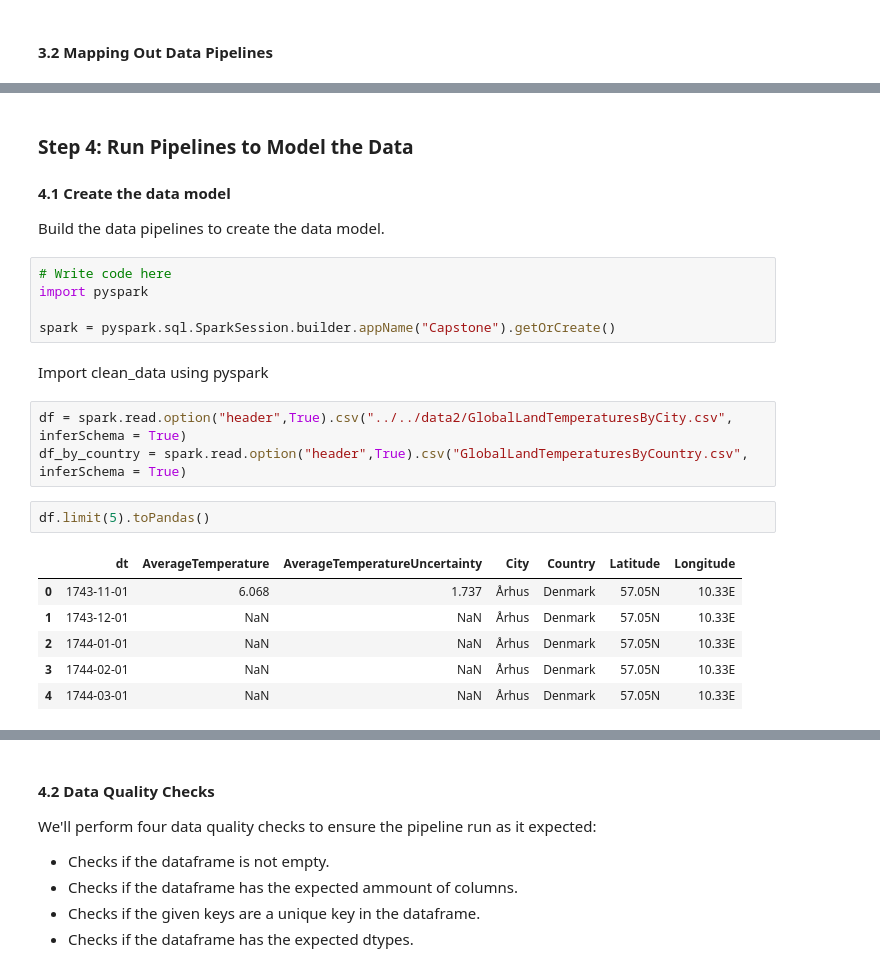
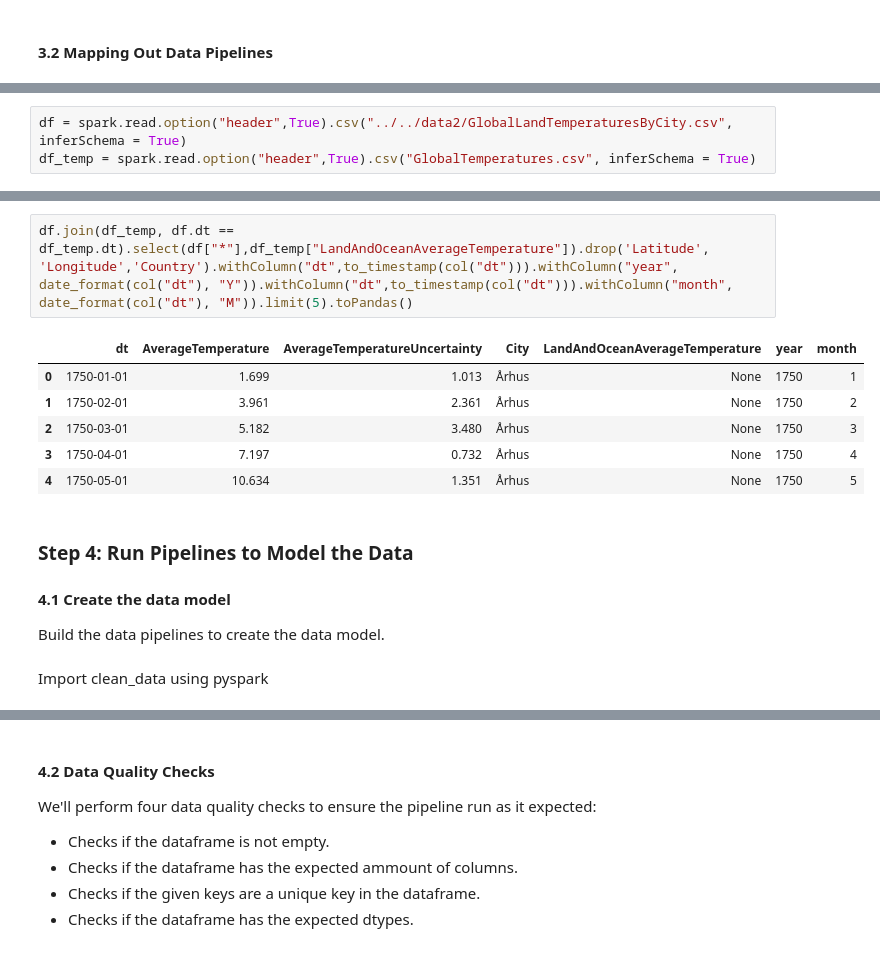
Before and after one commit to polarbeargo/Data-Engineering-Capstone-Project, a Jupyter notebook: Capstone Project Template.ipynb, the cells around one changed output, grey strips where cells are left out. Saved outputs shown, nothing was run; the diff lists cells and outputs as text.

```diff
--- a/Capstone Project Template.ipynb
+++ b/Capstone Project Template.ipynb
@@ -218,0 +207,3 @@ df_globalTempeeratureByCountry.to_csv("cleanData/GlobalLandTemperaturesByCountry
+# %%
+df = spark.read.option("header",True).csv("../../data2/GlobalLandTemperaturesByCity.csv", inferSchema = True)
+df_temp = spark.read.option("header",True).csv("GlobalTemperatures.csv", inferSchema = True)
@@ -219,23 +242,15 @@ df_globalTempeeratureByCountry.to_csv("cleanData/GlobalLandTemperaturesByCountry
+# %%
+df.join(df_temp, df.dt == df_temp.dt).select(df["*"],df_temp["LandAndOceanAverageTemperature"]).drop('Latitude', 'Longitude','Country').withColumn("dt",to_timestamp(col("dt"))).withColumn("year", date_format(col("dt"), "Y")).withColumn("dt",to_timestamp(col("dt"))).withColumn("month", date_format(col("dt"), "M")).limit(5).toPandas()
+# %% [output]
+|  | dt | AverageTemperature | AverageTemperatureUncertainty | City | LandAndOceanAverageTemperature | year | month |
+| 0 | 1750-01-01 | 1.699 | 1.013 | Århus | None | 1750 | 1 |
+| 1 | 1750-02-01 | 3.961 | 2.361 | Århus | None | 1750 | 2 |
+| 2 | 1750-03-01 | 5.182 | 3.480 | Århus | None | 1750 | 3 |
+| 3 | 1750-04-01 | 7.197 | 0.732 | Århus | None | 1750 | 4 |
+| 4 | 1750-05-01 | 10.634 | 1.351 | Århus | None | 1750 | 5 |
 # %% [markdown]
 ### Step 4: Run Pipelines to Model the Data
 #### 4.1 Create the data model
 Build the data pipelines to create the data model.
-# %%
-# Write code here
-import pyspark
-
-spark = pyspark.sql.SparkSession.builder.appName("Capstone").getOrCreate()
 # %% [markdown]
 Import clean_data using pyspark
-# %%
-df = spark.read.option("header",True).csv("../../data2/GlobalLandTemperaturesByCity.csv", inferSchema = True)
-df_by_country = spark.read.option("header",True).csv("GlobalLandTemperaturesByCountry.csv", inferSchema = True)
-# %%
-df.limit(5).toPandas()
-# %% [output]
-|  | dt | AverageTemperature | AverageTemperatureUncertainty | City | Country | Latitude | Longitude |
-| 0 | 1743-11-01 | 6.068 | 1.737 | Århus | Denmark | 57.05N | 10.33E |
-| 1 | 1743-12-01 | NaN | NaN | Århus | Denmark | 57.05N | 10.33E |
-| 2 | 1744-01-01 | NaN | NaN | Århus | Denmark | 57.05N | 10.33E |
-| 3 | 1744-02-01 | NaN | NaN | Århus | Denmark | 57.05N | 10.33E |
-| 4 | 1744-03-01 | NaN | NaN | Århus | Denmark | 57.05N | 10.33E |
```
Also changed, not shown: parts of 25 cells of this notebook.
